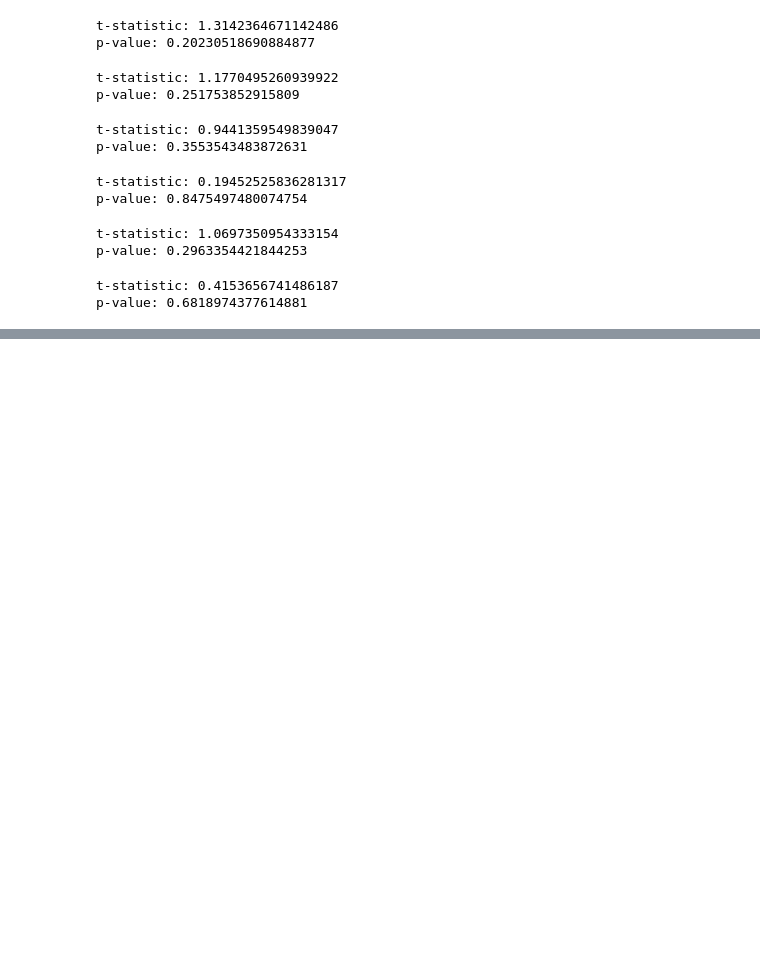
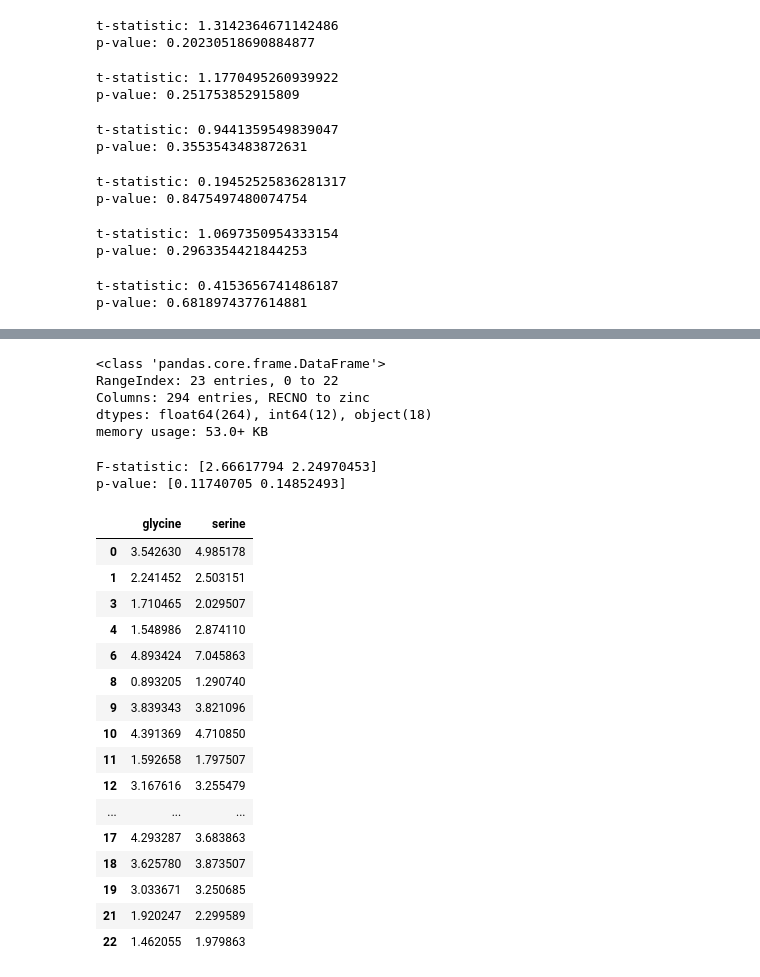
Before and after one commit to xuan13hao/data_analysis, a Jupyter notebook: Dr.Zhang/Analysis.ipynb, the cells around one changed output, grey strips where cells are left out. Drawn from its saved outputs; the diff is of its cells as text; code cells hidden in the pictures; blank space fills up the shorter version.

```diff
--- a/Dr.Zhang/Analysis.ipynb
+++ b/Dr.Zhang/Analysis.ipynb
@@ -297,0 +400,11 @@ p-value: 0.6818974377614881
+# %%
+# Step 2: Read CSV File
+data_f = pd.read_csv("Data_filtered.csv")
+
+data_f.info()
+# %% [output]
+<class 'pandas.core.frame.DataFrame'>
+RangeIndex: 23 entries, 0 to 22
+Columns: 294 entries, RECNO to zinc
+dtypes: float64(264), int64(12), object(18)
+memory usage: 53.0+ KB
@@ -297,0 +421,30 @@ p-value: 0.6818974377614881
+# %%
+
+
+f_stat, p_val = stats.f_oneway(pfs1, pfs0)
+print("F-statistic:", f_stat)
+print("p-value:", p_val)
+# %% [output]
+F-statistic: [2.66617794 2.24970453]
+p-value: [0.11740705 0.14852493]
+# %%
+pfs1 = data_f[data_f['PFS_6'] == 1][['glycine', 'serine']]
+pfs1
+# %% [output]
+|  | glycine | serine |
+| 0 | 3.542630 | 4.985178 |
+| 1 | 2.241452 | 2.503151 |
+| 3 | 1.710465 | 2.029507 |
+| 4 | 1.548986 | 2.874110 |
+| 6 | 4.893424 | 7.045863 |
+| 8 | 0.893205 | 1.290740 |
+| 9 | 3.839343 | 3.821096 |
+| 10 | 4.391369 | 4.710850 |
+| 11 | 1.592658 | 1.797507 |
+| 12 | 3.167616 | 3.255479 |
+| ... | ... | ... |
+| 17 | 4.293287 | 3.683863 |
+| 18 | 3.625780 | 3.873507 |
+| 19 | 3.033671 | 3.250685 |
+| 21 | 1.920247 | 2.299589 |
+| 22 | 1.462055 | 1.979863 |
```
Also changed, not shown: parts of 28 cells of this notebook, 7 other files.
